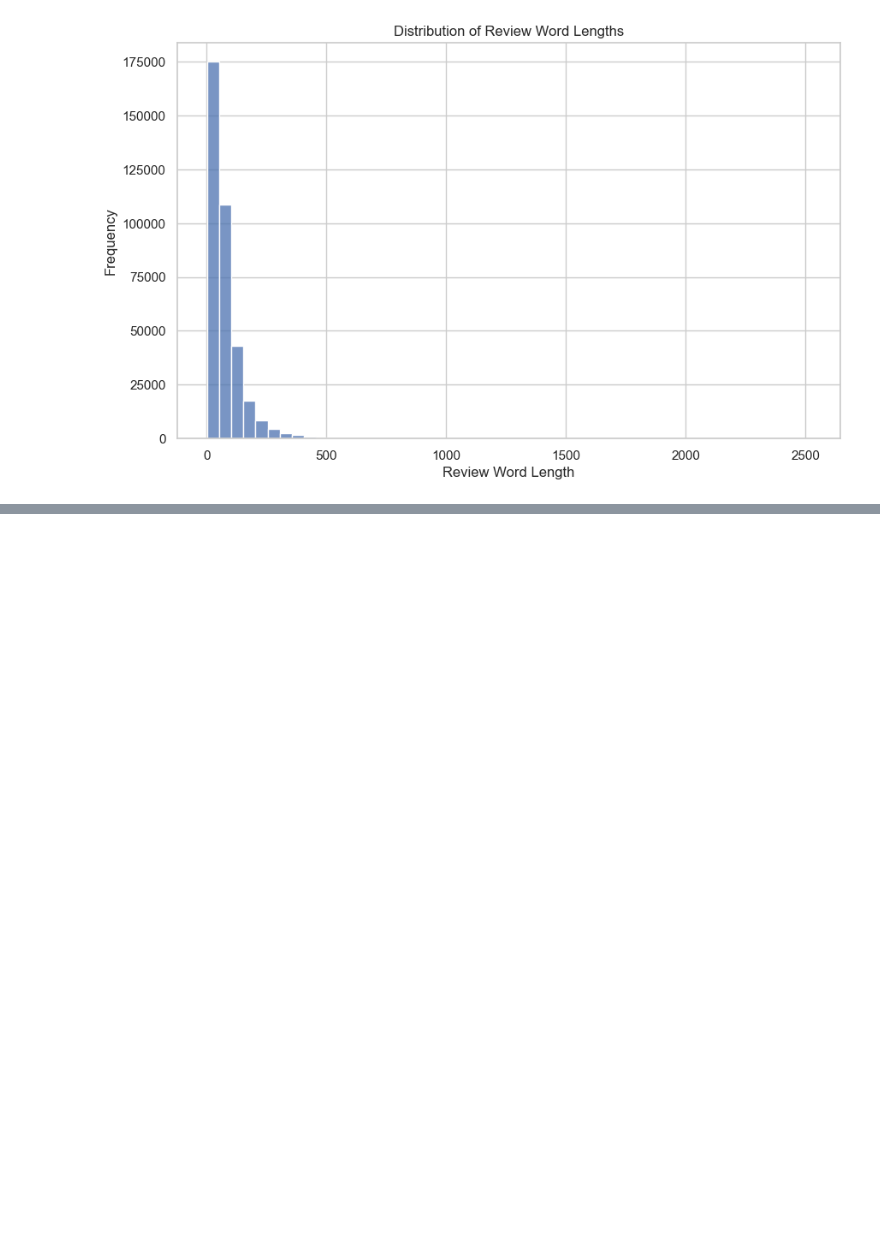
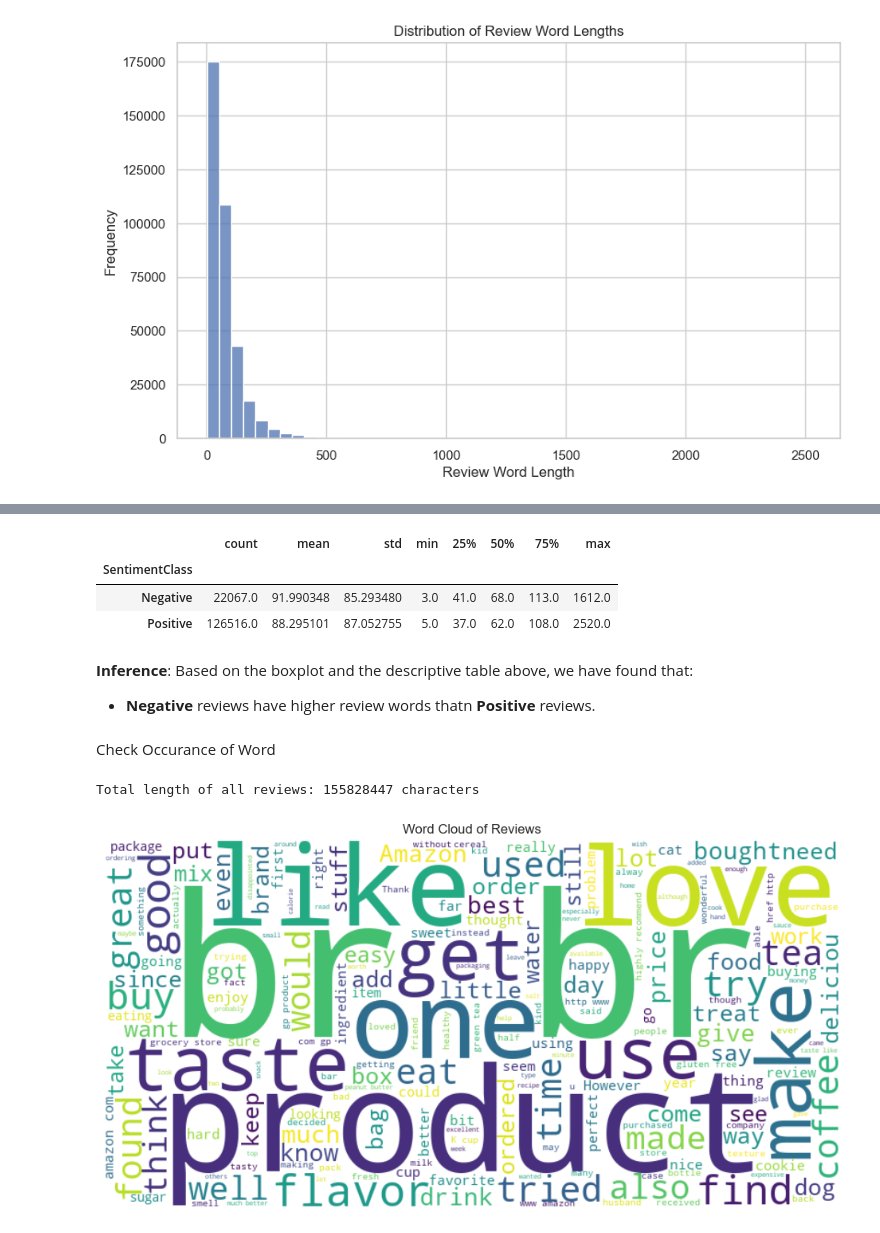
Before and after one commit to Youhorng/sentiment_analysis, a Jupyter notebook: notebook/data_preparation.ipynb, the cells around one changed output, grey strips where cells are left out. Cells and saved outputs as stored; diff of their text form; code cells hidden in the pictures; blank space fills up the shorter version.

```diff
--- a/notebook/data_preparation.ipynb
+++ b/notebook/data_preparation.ipynb
@@ -515,0 +598,35 @@ plt.show()
+# %%
+# Check the desriptive statistics of ReviewLength by Sentiment Class
+df_temp["ReviewLength"].groupby(df_temp["SentimentClass"]).describe()
+# %% [output]
+|  | count | mean | std | min | 25% | 50% | 75% | max |
+| SentimentClass |  |  |  |  |  |  |  |  |
+| Negative | 22067.0 | 91.990348 | 85.293480 | 3.0 | 41.0 | 68.0 | 113.0 | 1612.0 |
+| Positive | 126516.0 | 88.295101 | 87.052755 | 5.0 | 37.0 | 62.0 | 108.0 | 2520.0 |
+# %% [markdown]
+**Inference**: Based on the boxplot and the descriptive table above, we have found that:
+
+- **Negative** reviews have higher review words thatn **Positive** reviews.
+# %% [markdown]
+Check Occurance of Word
+# %%
+# Join all reviews together and find total length
+all_reviews = " ".join(review for review in df["Text"])
+print(f"Total length of all reviews: {len(all_reviews)} characters")
+
+# Create stopword list
+default_stopwords = set(stopwords.words("english"))
+
+# Create a word cloud
+wordcloud = WordCloud(stopwords=default_stopwords, background_color="white",
+                      width=800, height=400, max_words=200).generate(all_reviews)
+
+# Plot the word cloud
+plt.figure(figsize=(12, 6))
+plt.imshow(wordcloud, interpolation="bilinear")
+plt.axis("off")
+plt.title("Word Cloud of Reviews")
+plt.show()
+# %% [output]
+Total length of all reviews: 155828447 characters
+[figure, added]
```
Also changed, not shown: parts of 24 cells of this notebook.
